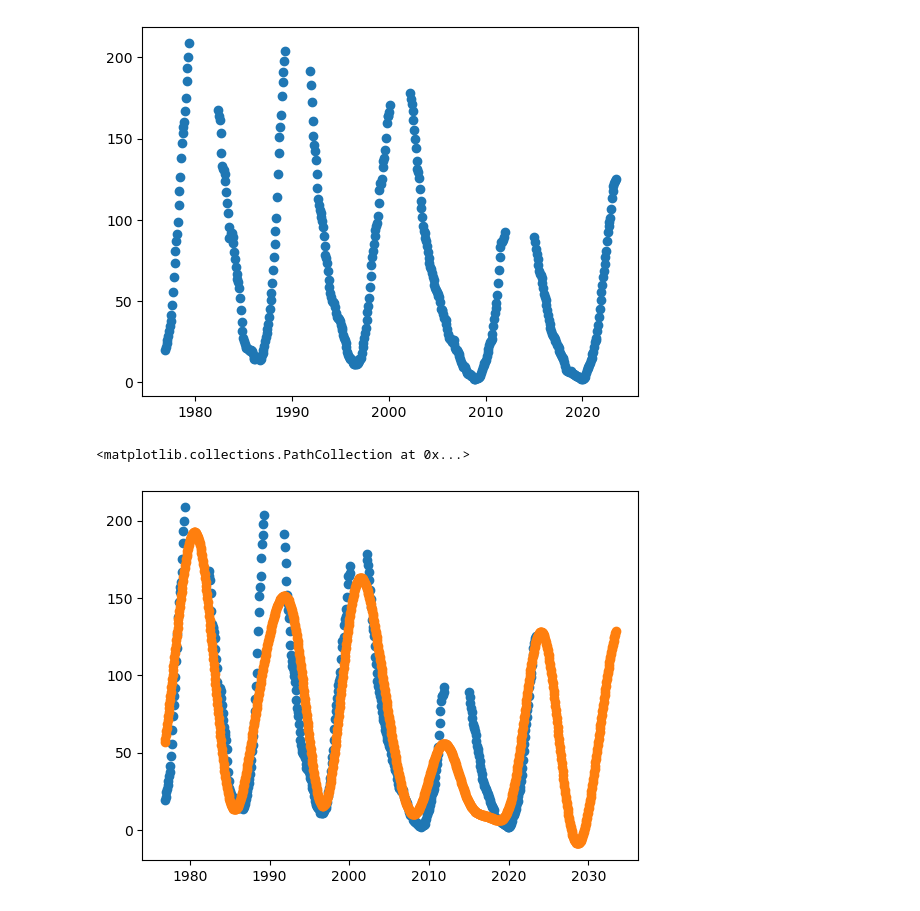
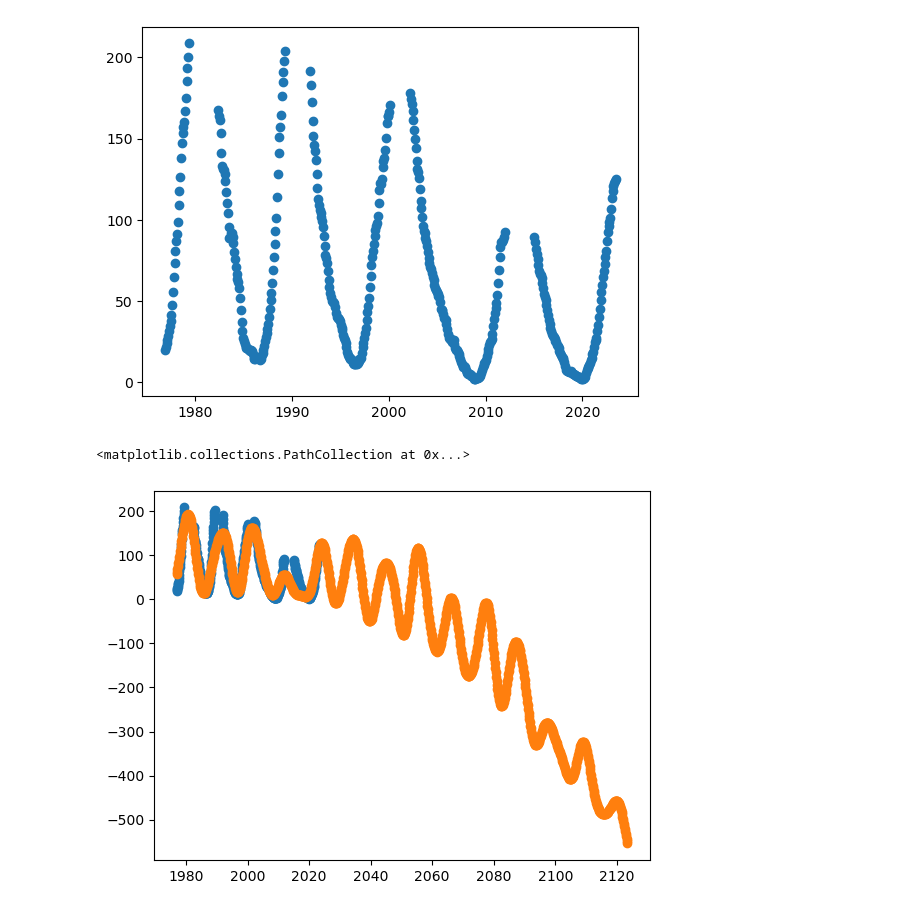
Before and after one commit to Focus9752/Solpletter_projekt, a Jupyter notebook: ok/Ny ting.ipynb, the cells around one changed output. Cells and saved outputs as stored; diff of their text form; code cells hidden in the pictures.

```diff
--- a/ok/Ny ting.ipynb
+++ b/ok/Ny ting.ipynb
@@ -38,7 +38,7 @@ print(*Var1)
 -25.122030207399064 0.0630140720041523 -24.73213885953739 81.4346399001152
 [figure]
 # %%
-loc = r"C:\Users\chris\OneDrive\Uni\Data og projekt\Solpletter_projekt\Magnus carlsen\data\WSO_smoothed.csv"
+loc = r"C:\Users\marcu\OneDrive\Documents\GitHub\Solpletter_projekt\Magnus carlsen\data\WSO_smoothed.csv"
 
 
 column_names = ['Date', 'Magnetic_field','Usikkerheder']
@@ -132,31 +132,31 @@ plt.scatter(T_x , T_y)
 # %%
 def sin2(x, a2 , b2 , c2 , d2):
     return sin1(x , *Var1) + (a2 * np.sin( x * b2 + c2 ) + d2)
 Var2 , Cov2 = curve_fit(sin2 , T_x , T_y , p0=[300,1/12,1,1])
 
 def sin3(x, a3 , b3 , c3 , d3):
     return sin2(x , *Var2) + (a3 * np.sin( x * b3 + c3 ) + d3)
 Var3 , Cov3 = curve_fit(sin3 , T_x , T_y , p0=[300,1/5,1,1])
 
 def sin4(x, a4 , b4 , c4 , d4):
     return sin3(x , *Var3) * (a4 * np.sin( x * b4 + c4 ) + d4)
 Var4 , Cov4 = curve_fit(sin4 , T_x , T_y , p0=[300,1/2,1,1])
 
 def sin5(x, a5 , b5 , c5 , d5):
     return sin4(x , *Var4) + (a5 * np.sin( x * b5 + c5 ) + d5)
 Var5 , Cov5 = curve_fit(sin5 , T_x , T_y , p0=[300,1,1,1])
 
 def sin6(x, a6 , b6 , c6 , d6):
     return sin5(x , *Var5) + (a6 * np.sin( x * b6 + c6 ) + d6)
 Var6 , Cov6 = curve_fit(sin6 , T_x , T_y , p0=[300,1/20,1,1] , maxfev=20000)
 
 
 
-x1 = np.linspace(T_x[0] , T_x[-1] + 10, 1000)
+x1 = np.linspace(T_x[0] , T_x[-1] + 100, 1000)
 y = sin6(x1 , *Var6)
 
 plt.scatter(T_x , T_y)
 plt.scatter(x1 , y)
 # %% [output]
 <matplotlib.collections.PathCollection at 0x...>
-[figure, old version]
+[figure, new version]
```
